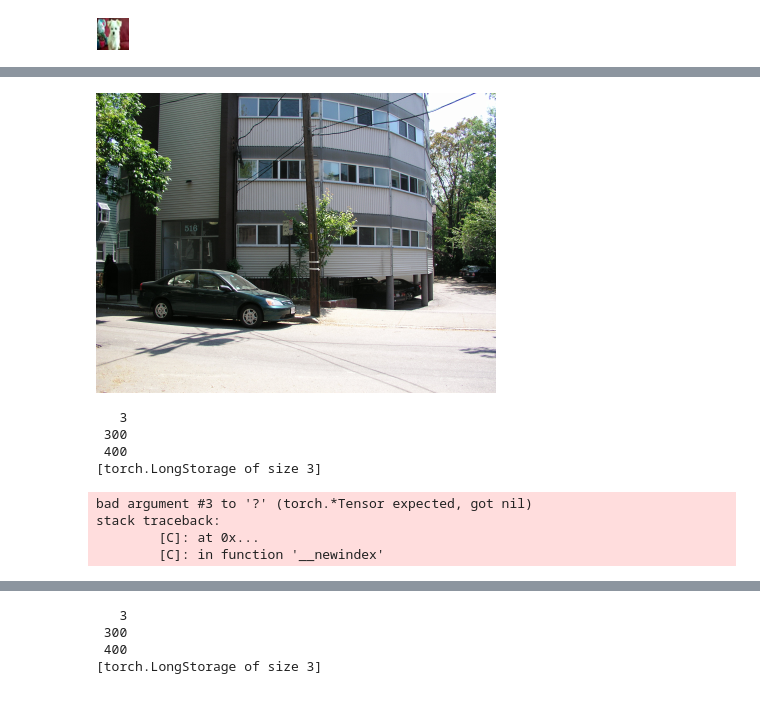
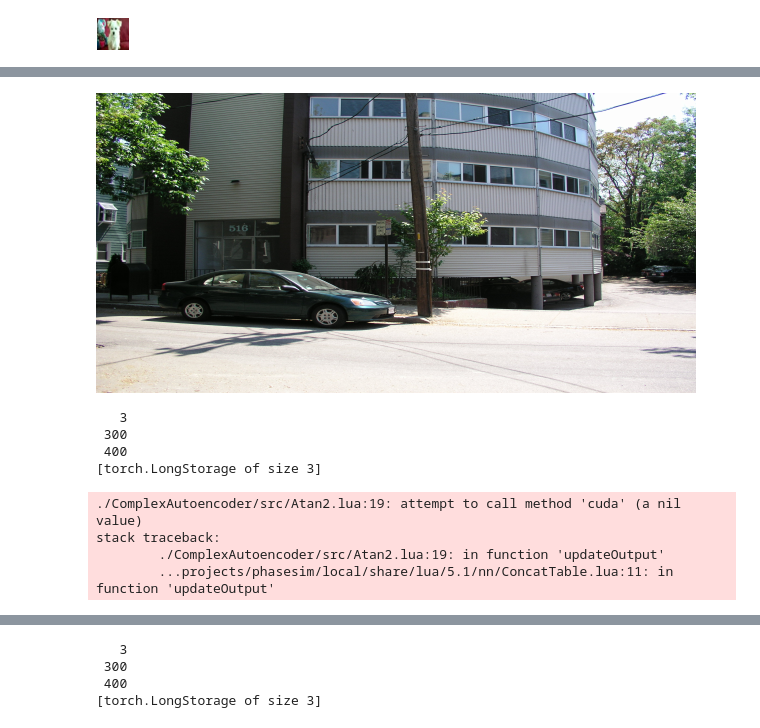
Before and after one commit to hfinger/neuralPhasors, a Jupyter notebook: lua/autoencoder/Autoencoder.ipynb, the cells around one changed output, grey strips where cells are left out. Saved outputs shown, nothing was run; the diff lists cells and outputs as text; code cells hidden in the pictures.

```diff
--- a/lua/autoencoder/Autoencoder.ipynb
+++ b/lua/autoencoder/Autoencoder.ipynb
@@ -17,22 +20,15 @@ itorch.image(test[1])
 # %%
 num = 1010735 + 5
 img = image.load('/net/store/nbp/projects/phasesim/databases/LabelMeImages/05june05_static_street_boston/p'..num..'.jpg')
-img = image.scale(img, 400, 300)
+img = image.scale(img, 600, 300)
 img = img:div(img:max())
 itorch.image(img)
-print(#img)
 # %% [output]
-[figure, old version]
+[figure, new version]
-   3
- 300
- 400
-[torch.LongStorage of size 3]
-# %%
-test = torch.Tensor(2,3,300,400)
-test[1] = img
-itorch.image(test[1])
-# %% [output]
-bad argument #3 to '?' (torch.*Tensor expected, got nil)
-stack traceback:
-        [C]: at 0x...
-        [C]: in function '__newindex'
+# %%
+print(#img)
+# %% [output]
+   3
+ 300
+ 400
+[torch.LongStorage of size 3]
@@ -38,0 +97,13 @@ stack traceback:
+# %%
+test = stackedEnc:forward(input)
+test2 = stackedDec:forward(test)
+--print(bla1:forward(input)[1])
+itorch.image(test[1])
+itorch.image(test2)
+
+--print(#stackedEnc:forward(img))
+# %% [output]
+./ComplexAutoencoder/src/Atan2.lua:19: attempt to call method 'cuda' (a nil value)
+stack traceback:
+        ./ComplexAutoencoder/src/Atan2.lua:19: in function 'updateOutput'
+        ...projects/phasesim/local/share/lua/5.1/nn/ConcatTable.lua:11: in function 'updateOutput'
```
Also changed, not shown: parts of 5 cells of this notebook, 11 other files.
